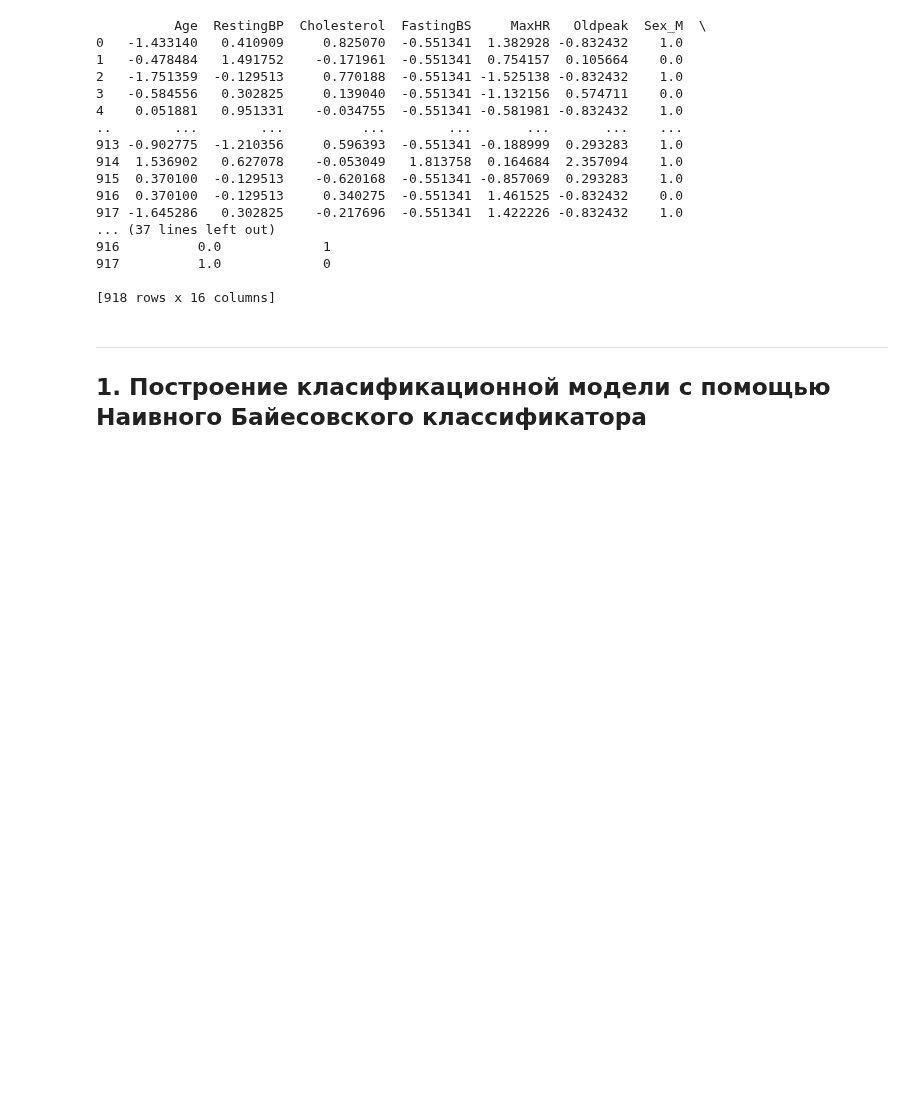
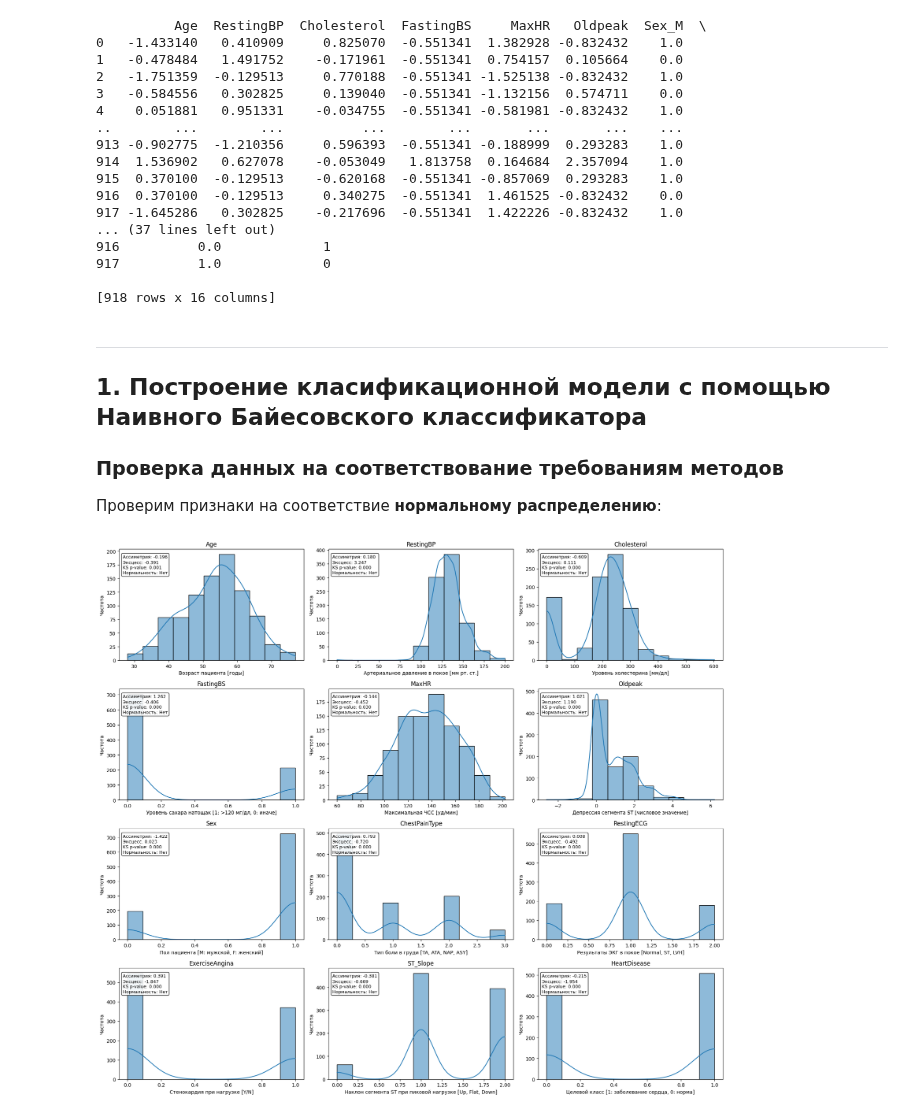
Before and after one commit to rochaldo1/Machine_Learning, a Jupyter notebook: labs/lab_3.ipynb, the cells around one changed output. Cells and saved outputs as stored; diff of their text form; code cells hidden in the pictures; blank space fills up the shorter version.

```diff
--- a/labs/lab_3.ipynb
+++ b/labs/lab_3.ipynb
@@ -210,3 +210,65 @@ print(df_onehot_scaled)
 ---
 
 ## 1. Построение класификационной модели с помощью **Наивного Байесовского классификатора**
+
+### Проверка данных на соответствование требованиям методов
+
+Проверим признаки на соответствие **нормальному распределению**:
+# %%
+import numpy as np
+import matplotlib.pyplot as plot
+import seaborn as sb
+from scipy.stats import skew, kurtosis, kstest
+
+ALPHA = 0.05
+
+# Описание переменных
+descriptions = {
+    'Age': 'Возраст пациента [годы]',
+    'Sex': 'Пол пациента [M: мужской, F: женский]',
+    'ChestPainType': 'Тип боли в груди [TA, ATA, NAP, ASY]',
+    'RestingBP': 'Артериальное давление в покое [мм рт. ст.]',
+    'Cholesterol': 'Уровень холестерина [мм/дл]',
+    'FastingBS': 'Уровень сахара натощак [1: >120 мг/дл, 0: иначе]',
+    'RestingECG': 'Результаты ЭКГ в покое [Normal, ST, LVH]',
+    'MaxHR': 'Максимальная ЧСС [уд/мин]',
+    'ExerciseAngina': 'Стенокардия при нагрузке [Y/N]',
+    'Oldpeak': 'Депрессия сегмента ST [числовое значение]',
+    'ST_Slope': 'Наклон сегмента ST при пиковой нагрузке [Up, Flat, Down]',
+    'HeartDisease': 'Целевой класс [1: заболевание сердца, 0: норма]'
+}
+
+num_cols = 3
+num_rows = int(np.ceil(len(df_label.columns) / num_cols))
+
+fig, axes = plot.subplots(num_rows, num_cols, figsize=(18, num_rows * 4))
+axes = axes.flatten()
+
+for i, column in enumerate(df_label.columns):
+    ax = axes[i]
+
+    sb.histplot(df_label[column], kde=True, bins='sturges', ax=ax)
+
+    ks_stat, ks_p_value = kstest(df_label[column], 'norm', args=(np.mean(df_label[column]), np.std(df_label[column])))
+
+    legend_text = (
+        f'Ассиметрия: {skew(df_label[column]):.3f}\n'
+        f'Эксцесс: {kurtosis(df_label[column]):.3f}\n'
+        f'KS p-value: {ks_p_value:.3f}\n'
+        f'Нормальность: {"Да" if ks_p_value >= ALPHA else "Нет"}'
+    )
+
+    ax.text(0.02, 0.95, legend_text, transform=ax.transAxes, fontsize=9,
+            verticalalignment='top', bbox=dict(boxstyle='round', facecolor='white', edgecolor='black', alpha=0.9))
+
+    ax.set_title(column)
+    ax.set_xlabel(descriptions[column])
+    ax.set_ylabel('Частота')
+
+for j in range(i + 1, len(axes)):
+    axes[j].axis('off')
+
+plot.tight_layout()
+plot.show()
+# %% [output]
+[figure, added]
```
Also changed, not shown: parts of 5 cells of this notebook.
